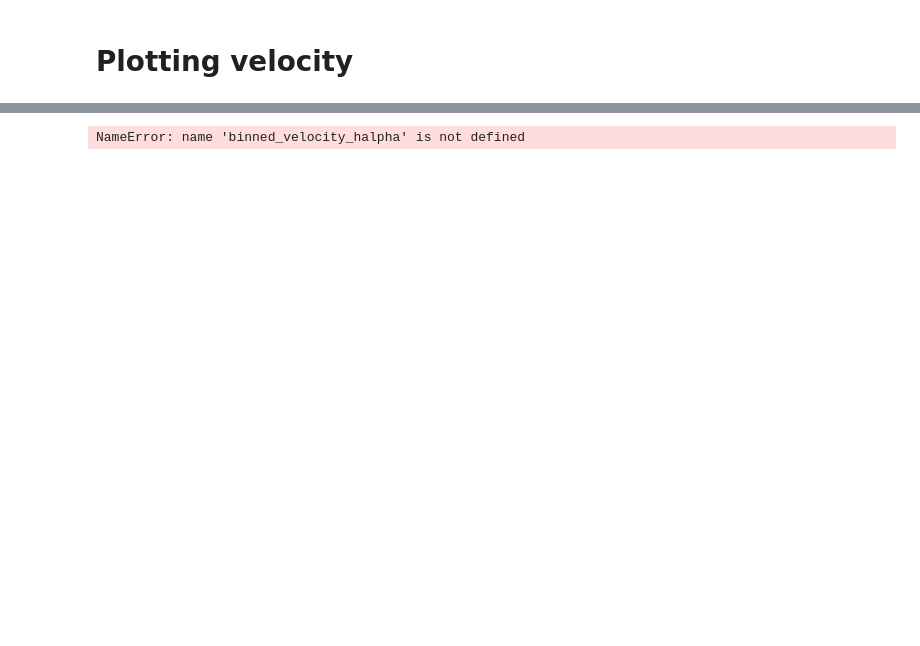
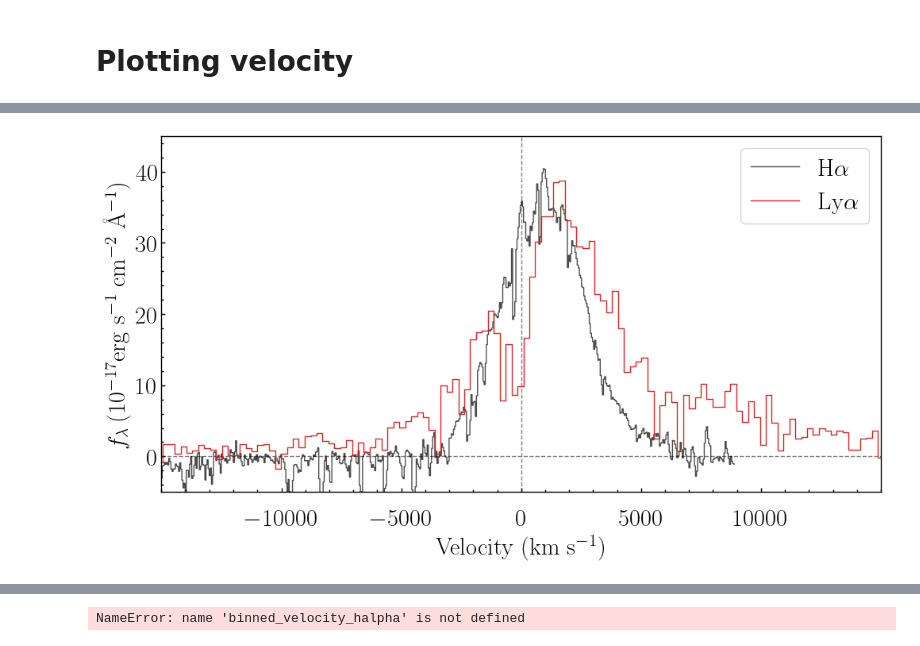
Before and after one commit to seratsaad/j0950, a Jupyter notebook: figure.ipynb, the cells around one changed output, grey strips where cells are left out. Saved outputs shown, nothing was run; the diff lists cells and outputs as text; code cells hidden in the pictures; blank space fills up the shorter version.

```diff
--- a/figure.ipynb
+++ b/figure.ipynb
@@ -565,0 +681,51 @@ plt.show()
+# %%
+plt.rc('text', usetex=True)
+plt.rcParams.update({
+    'font.family': 'serif',
+    'font.size': 22,
+    'axes.linewidth': 2,
+    'xtick.major.width': 2,
+    'ytick.major.width': 2,
+    'xtick.minor.width': 2,
+    'ytick.minor.width': 2
+})
+
+fig, ax = plt.subplots(figsize=(11, 6))
+
+line_width = 1.0
+
+def set_border_width(ax, width):
+    for spine in ax.spines.values():
+        spine.set_linewidth(width)
+
+major_ticks = np.arange(-10000, 10001, 5000)
+minor_ticks = np.arange(-10000, 10001, 1000)
+
+ax.axvline(x=0, color='grey', linestyle='--', linewidth=line_width, zorder=1)
+ax.axhline(y=0, color='grey', linestyle='--', linewidth=line_width, zorder=1)
+
+ax.plot(vel_halpha, flux_halpha*1.8, color="black", drawstyle='steps-mid', linewidth=line_width, zorder=2, label=r'H$\alpha$', alpha=0.7)
+ax.plot(vel_lyalpha, flux_lyalpha, color="#D62728", drawstyle='steps-mid', linewidth=line_width, zorder=2, label=r'Ly$\alpha$', alpha=1)
+
+ax.set_xlim(-15000, 15000)
+ax.set_ylim(-5, 45)
+
+set_border_width(ax, line_width)
+ax.set_xticks(major_ticks)
+ax.set_xticks(minor_ticks, minor=True)
+
+ax.set_xlabel("Velocity (km s$^{-1}$)")
+ax.set_ylabel(r'$f_{\lambda} \:(10^{-17} \mathrm{erg\ s^{-1}\ cm^{-2}\ \AA^{-1}})$')
+
+ax.minorticks_on()
+ax.tick_params(axis='both', which='both', direction='in', width=line_width)
+ax.tick_params(axis='x', which='major', pad=15)
+ax.tick_params(axis='x', which='minor', pad=10)
+
+ax.legend()
+
+plt.tight_layout(rect=[0.05, 0, 1, 1])
+#plt.savefig("figures/overlap_spectra_hbeta_lyalpha.pdf", format='pdf', bbox_inches='tight')
+plt.show()
+# %% [output]
+[figure, added]
```
Also changed, not shown: parts of 16 cells of this notebook, 5 other files.
